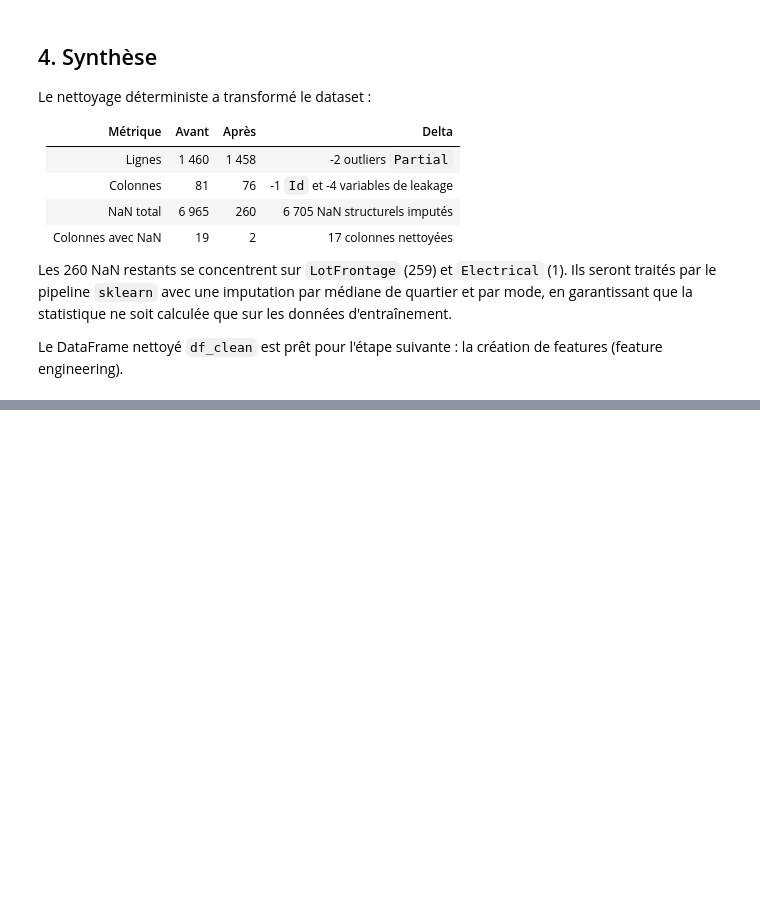
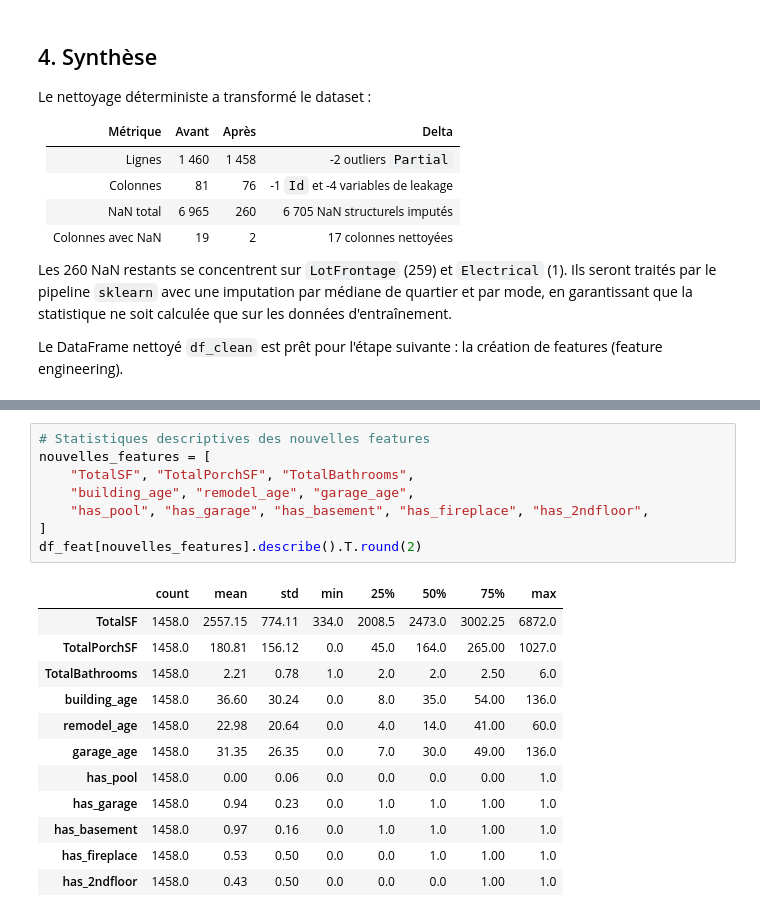
Before and after one commit to dastou/projet_mlops_house_price, a Jupyter notebook: notebooks/house_price_02_preprocessing.ipynb, the cells around one changed output, grey strips where cells are left out. Drawn from its saved outputs; the diff is of its cells as text; blank space fills up the shorter version.

```diff
--- a/notebooks/house_price_02_preprocessing.ipynb
+++ b/notebooks/house_price_02_preprocessing.ipynb
@@ -190,0 +215,21 @@ Le DataFrame nettoyé `df_clean` est prêt pour l'étape suivante : la création
+# %%
+# Statistiques descriptives des nouvelles features
+nouvelles_features = [
+    "TotalSF", "TotalPorchSF", "TotalBathrooms",
+    "building_age", "remodel_age", "garage_age",
+    "has_pool", "has_garage", "has_basement", "has_fireplace", "has_2ndfloor",
+]
+df_feat[nouvelles_features].describe().T.round(2)
+# %% [output]
+|  | count | mean | std | min | 25% | 50% | 75% | max |
+| TotalSF | 1458.0 | 2557.15 | 774.11 | 334.0 | 2008.5 | 2473.0 | 3002.25 | 6872.0 |
+| TotalPorchSF | 1458.0 | 180.81 | 156.12 | 0.0 | 45.0 | 164.0 | 265.00 | 1027.0 |
+| TotalBathrooms | 1458.0 | 2.21 | 0.78 | 1.0 | 2.0 | 2.0 | 2.50 | 6.0 |
+| building_age | 1458.0 | 36.60 | 30.24 | 0.0 | 8.0 | 35.0 | 54.00 | 136.0 |
+| remodel_age | 1458.0 | 22.98 | 20.64 | 0.0 | 4.0 | 14.0 | 41.00 | 60.0 |
+| garage_age | 1458.0 | 31.35 | 26.35 | 0.0 | 7.0 | 30.0 | 49.00 | 136.0 |
+| has_pool | 1458.0 | 0.00 | 0.06 | 0.0 | 0.0 | 0.0 | 0.00 | 1.0 |
+| has_garage | 1458.0 | 0.94 | 0.23 | 0.0 | 1.0 | 1.0 | 1.00 | 1.0 |
+| has_basement | 1458.0 | 0.97 | 0.16 | 0.0 | 1.0 | 1.0 | 1.00 | 1.0 |
+| has_fireplace | 1458.0 | 0.53 | 0.50 | 0.0 | 0.0 | 1.0 | 1.00 | 1.0 |
+| has_2ndfloor | 1458.0 | 0.43 | 0.50 | 0.0 | 0.0 | 0.0 | 1.00 | 1.0 |
```
Also changed, not shown: parts of 6 cells of this notebook, 3 other files.
